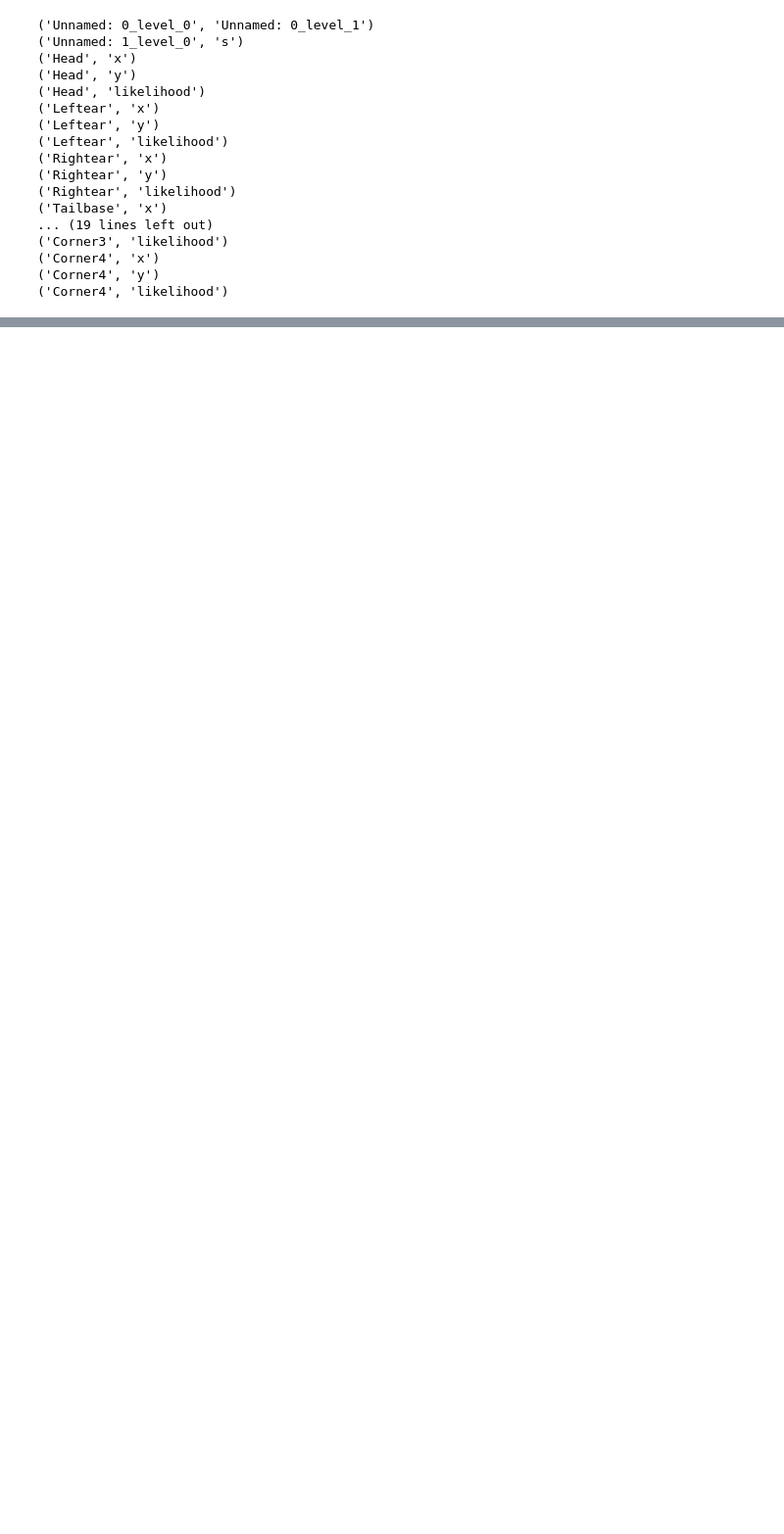
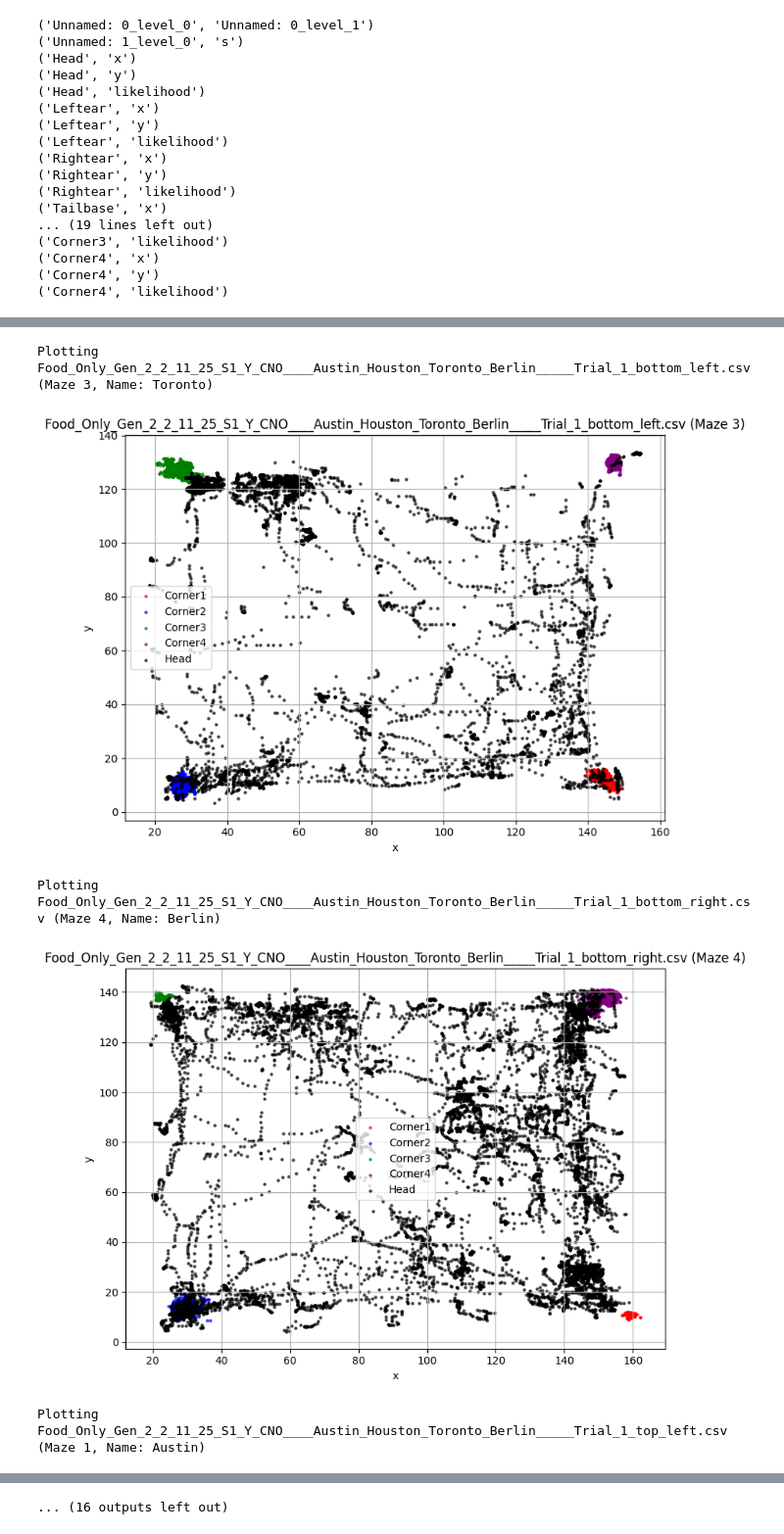
Before and after one commit to atanugiri/GhrelinBehaviorQuantification, a Jupyter notebook: test.ipynb, the cells around one changed output, grey strips where cells are left out. Shown at 98% size. Cells and saved outputs as stored; diff of their text form; code cells hidden in the pictures; blank space fills up the shorter version.

```diff
--- a/test.ipynb
+++ b/test.ipynb
@@ -215,0 +195,66 @@ plt.show()
+# %%
+import matplotlib.pyplot as plt
+import pandas as pd
+import os
+import re
+
+# Step 1: Filter out 'None%d' animals
+filtered_paths = []
+filtered_mazes = []
+filtered_names = []
+
+for path, maze, name in zip(coord_paths, maze_values, name_values):
+    if not re.search(r'None\d+', name):
+        filtered_paths.append(path)
+        filtered_mazes.append(maze)
+        filtered_names.append(name)
+
+# Step 2: Fixed colors for corners and head
+corner_colors = {
+    'Corner1': 'red',
+    'Corner2': 'blue',
+    'Corner3': 'green',
+    'Corner4': 'purple'
+}
+head_color = 'black'
+
+# Step 3: Plot each individual file
+for path, maze, name in zip(filtered_paths, filtered_mazes, filtered_names):
+    print(f"Plotting {os.path.basename(path)} (Maze {maze}, Name: {name})")
+    df = pd.read_csv(path, header=[1, 2])
+
+    plt.figure(figsize=(8, 6))
+    plt.title(f"{os.path.basename(path)} (Maze {maze})")
+
+    # Plot corners
+    for corner, color in corner_colors.items():
+        x = df[(corner, 'x')]
+        y = df[(corner, 'y')]
+        l = df[(corner, 'likelihood')]
+        mask = l > 0.9
+        plt.scatter(x[mask], y[mask], color=color, s=5, alpha=0.6, label=corner)
+
+    # Plot head
+    xh = df[('Head', 'x')]
+    yh = df[('Head', 'y')]
+    lh = df[('Head', 'likelihood')]
+    mask = lh > 0.9
+    plt.scatter(xh[mask], yh[mask], color=head_color, s=5, alpha=0.6, label='Head')
+
+    plt.xlabel("x")
+    plt.ylabel("y")
+    plt.grid(True)
+
+    # Prevent duplicate legend entries
+    handles, labels = plt.gca().get_legend_handles_labels()
+    by_label = dict(zip(labels, handles))
+    plt.legend(by_label.values(), by_label.keys())
+
+    plt.tight_layout()
+    plt.show()
+# %% [output]
+Plotting Food_Only_Gen_2_2_11_25_S1_Y_CNO____Austin_Houston_Toronto_Berlin_____Trial_1_bottom_left.csv (Maze 3, Name: Toronto)
+[figure, added]
+Plotting Food_Only_Gen_2_2_11_25_S1_Y_CNO____Austin_Houston_Toronto_Berlin_____Trial_1_bottom_right.csv (Maze 4, Name: Berlin)
+[figure, added]
+Plotting Food_Only_Gen_2_2_11_25_S1_Y_CNO____Austin_Houston_Toronto_Berlin_____Trial_1_top_left.csv (Maze 1, Name: Austin)
@@ -215,0 +268 @@ plt.show()
+... (16 outputs left out)
```
Also changed, not shown: parts of 3 cells of this notebook, 1 other file.
